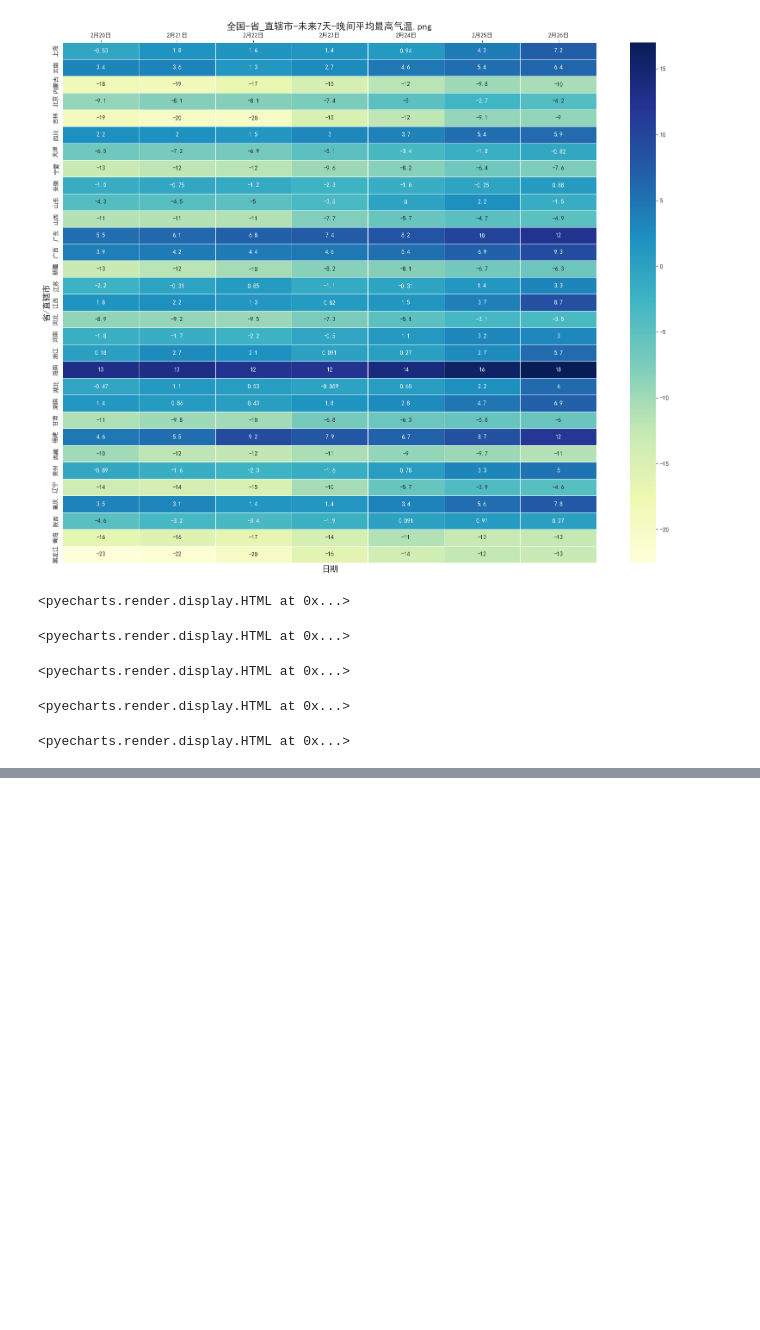
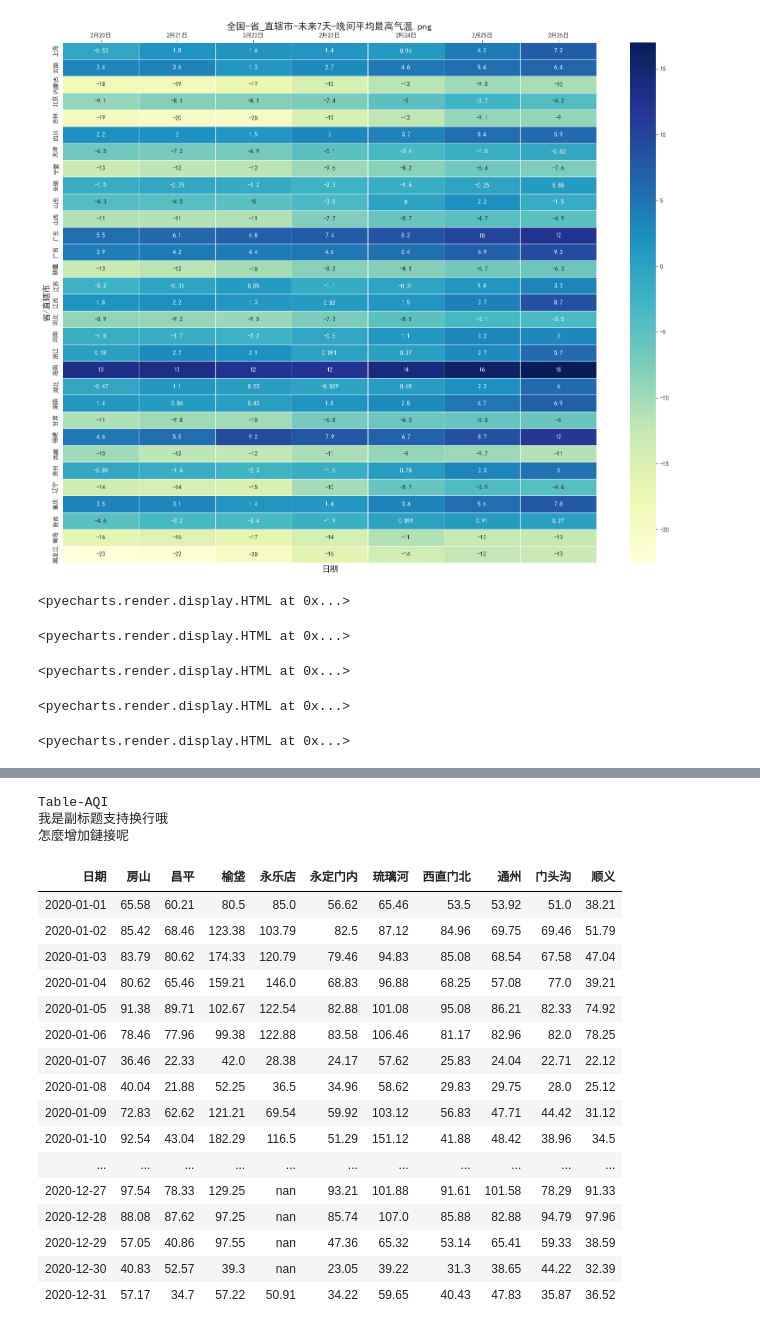
Before and after one commit to bg4xsd/tsalab, a Jupyter notebook: tools/overviewCN.ipynb, the cells around one changed output, grey strips where cells are left out. Cells and saved outputs as stored; diff of their text form; code cells hidden in the pictures; blank space fills up the shorter version.

```diff
--- a/tools/overviewCN.ipynb
+++ b/tools/overviewCN.ipynb
@@ -403,0 +593,57 @@ xn.render_notebook()
+# %%
+tab_df = df[['房山','昌平','榆垡','永乐店','永定门内','琉璃河','西直门北','通州','门头沟','顺义']]
+tab_df = tab_df.resample('1d').mean().round(2)
+tab_df = tab_df.reset_index()
+tab_df['date'] = tab_df['date'].astype('str')
+# tab_df.drop(columns='station', inplace=True)
+# tab_df.head()
+
+tba = np.array(tab_df) #先将数据框转换为数组
+tab_list  = tba.tolist()
+
+# tab_list
+# %%
+from pyecharts.components import Table
+from pyecharts.options import ComponentTitleOpts
+
+
+table = Table()
+
+headers = ['日期', '房山','昌平','榆垡','永乐店','永定门内','琉璃河','西直门北','通州','门头沟','顺义']
+rows = [
+    ["Brisbane", 5905, 1857594, 1146.4],
+    ["Adelaide", 1295, 1158259, 600.5],
+    ["Darwin", 112, 120900, 1714.7],
+    ["Hobart", 1357, 205556, 619.5],
+    ["Sydney", 2058, 4336374, 1214.8],
+    ["Melbourne", 1566, 3806092, 646.9],
+    ["Perth", 5386, 1554769, 869.4],
+]
+table.add(headers, tab_list)
+table.set_global_opts(
+    title_opts=ComponentTitleOpts(title="Table-AQI", subtitle="我是副标题支持换行哦\n怎麼增加鏈接呢")
+)
+
+table.render("../output/pyechart_北京2020_AQI_表格.html")#渲染名称
+table.render_notebook()
+# %% [output]
+Table-AQI
+我是副标题支持换行哦
+怎麼增加鏈接呢
+| 日期 | 房山 | 昌平 | 榆垡 | 永乐店 | 永定门内 | 琉璃河 | 西直门北 | 通州 | 门头沟 | 顺义 |
+| 2020-01-01 | 65.58 | 60.21 | 80.5 | 85.0 | 56.62 | 65.46 | 53.5 | 53.92 | 51.0 | 38.21 |
+| 2020-01-02 | 85.42 | 68.46 | 123.38 | 103.79 | 82.5 | 87.12 | 84.96 | 69.75 | 69.46 | 51.79 |
+| 2020-01-03 | 83.79 | 80.62 | 174.33 | 120.79 | 79.46 | 94.83 | 85.08 | 68.54 | 67.58 | 47.04 |
+| 2020-01-04 | 80.62 | 65.46 | 159.21 | 146.0 | 68.83 | 96.88 | 68.25 | 57.08 | 77.0 | 39.21 |
+| 2020-01-05 | 91.38 | 89.71 | 102.67 | 122.54 | 82.88 | 101.08 | 95.08 | 86.21 | 82.33 | 74.92 |
+| 2020-01-06 | 78.46 | 77.96 | 99.38 | 122.88 | 83.58 | 106.46 | 81.17 | 82.96 | 82.0 | 78.25 |
+| 2020-01-07 | 36.46 | 22.33 | 42.0 | 28.38 | 24.17 | 57.62 | 25.83 | 24.04 | 22.71 | 22.12 |
+| 2020-01-08 | 40.04 | 21.88 | 52.25 | 36.5 | 34.96 | 58.62 | 29.83 | 29.75 | 28.0 | 25.12 |
+| 2020-01-09 | 72.83 | 62.62 | 121.21 | 69.54 | 59.92 | 103.12 | 56.83 | 47.71 | 44.42 | 31.12 |
+| 2020-01-10 | 92.54 | 43.04 | 182.29 | 116.5 | 51.29 | 151.12 | 41.88 | 48.42 | 38.96 | 34.5 |
+| ... | ... | ... | ... | ... | ... | ... | ... | ... | ... | ... |
+| 2020-12-27 | 97.54 | 78.33 | 129.25 | nan | 93.21 | 101.88 | 91.61 | 101.58 | 78.29 | 91.33 |
+| 2020-12-28 | 88.08 | 87.62 | 97.25 | nan | 85.74 | 107.0 | 85.88 | 82.88 | 94.79 | 97.96 |
+| 2020-12-29 | 57.05 | 40.86 | 97.55 | nan | 47.36 | 65.32 | 53.14 | 65.41 | 59.33 | 38.59 |
+| 2020-12-30 | 40.83 | 52.57 | 39.3 | nan | 23.05 | 39.22 | 31.3 | 38.65 | 44.22 | 32.39 |
+| 2020-12-31 | 57.17 | 34.7 | 57.22 | 50.91 | 34.22 | 59.65 | 40.43 | 47.83 | 35.87 | 36.52 |
```
Also changed, not shown: parts of 19 cells of this notebook, 18 other files.
